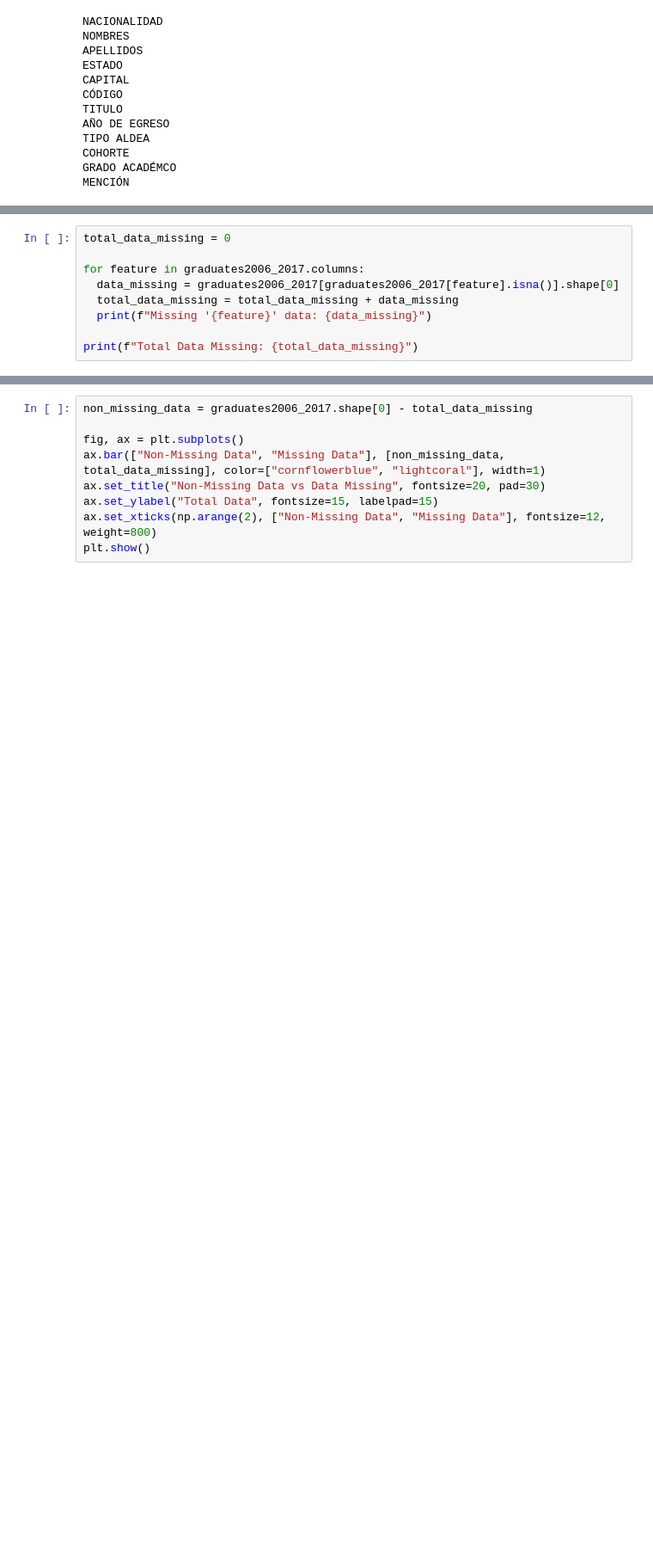
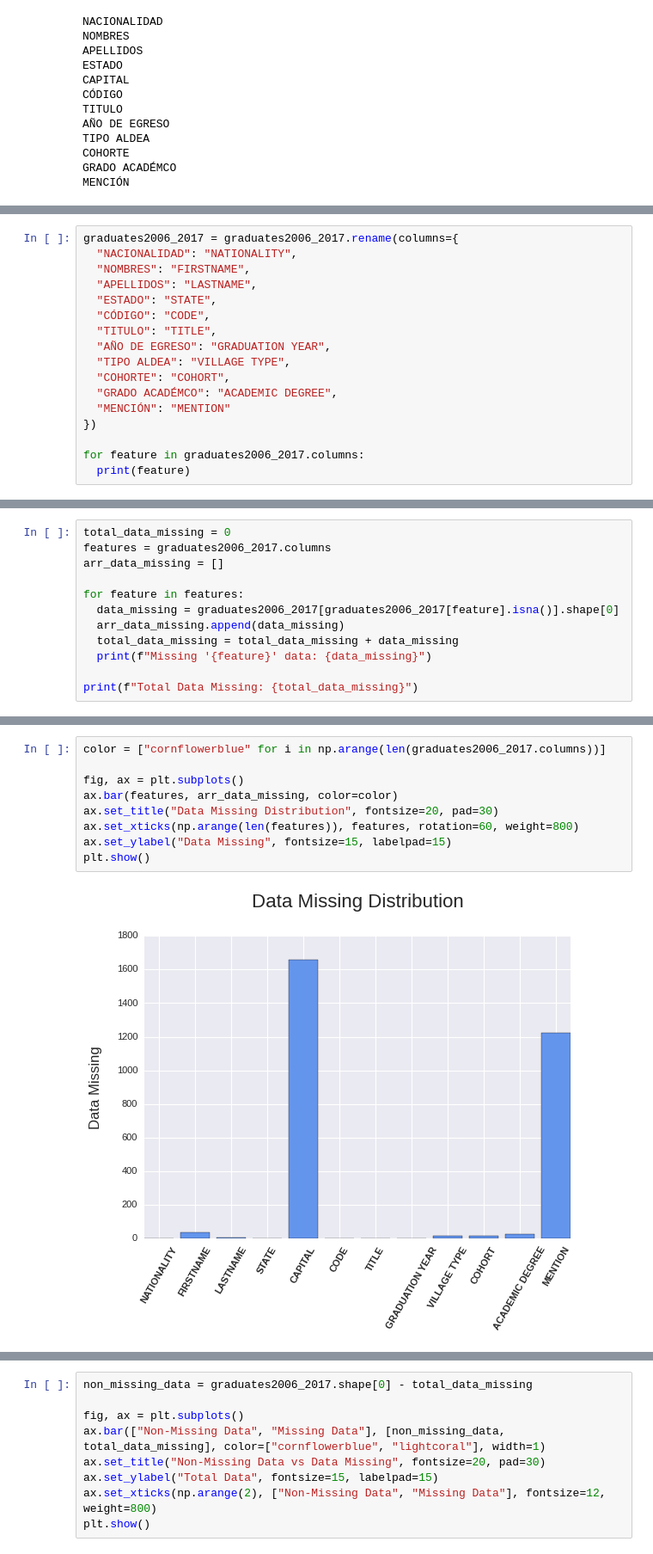
Before and after one commit to gregoryvicent/graduates-UBV-2006-2017, a Jupyter notebook: notebooks/graduatesUBV2006_2017.ipynb, the cells around one changed output, grey strips where cells are left out. Shown: that part at 86% size. Cells and saved outputs as stored; diff of their text form; blank space fills up the shorter version.

Commit message:
Progress in data analysis

```diff
--- a/notebooks/graduatesUBV2006_2017.ipynb
+++ b/notebooks/graduatesUBV2006_2017.ipynb
@@ -126,0 +127,17 @@ One more observation that is worth noting is that since the language of these da
+# %%
+graduates2006_2017 = graduates2006_2017.rename(columns={
+  "NACIONALIDAD": "NATIONALITY",
+  "NOMBRES": "FIRSTNAME",
+  "APELLIDOS": "LASTNAME",
+  "ESTADO": "STATE",
+  "CÓDIGO": "CODE",
+  "TITULO": "TITLE",
+  "AÑO DE EGRESO": "GRADUATION YEAR",
+  "TIPO ALDEA": "VILLAGE TYPE",
+  "COHORTE": "COHORT",
+  "GRADO ACADÉMCO": "ACADEMIC DEGREE",
+  "MENCIÓN": "MENTION"
+})
+
+for feature in graduates2006_2017.columns:
+  print(feature)
@@ -154,8 +188,11 @@ Now we can see some interesting aspects of the Features of our DataFrame:
 # %%
 total_data_missing = 0
+features = graduates2006_2017.columns
+arr_data_missing = []
 
-for feature in graduates2006_2017.columns:
+for feature in features:
   data_missing = graduates2006_2017[graduates2006_2017[feature].isna()].shape[0]
+  arr_data_missing.append(data_missing)
   total_data_missing = total_data_missing + data_missing
   print(f"Missing '{feature}' data: {data_missing}")
 
@@ -176,4 +213,15 @@ Missing 'MENCIÓN' data: 1224
 Total Data Missing: 2986
+# %%
+color = ["cornflowerblue" for i in np.arange(len(graduates2006_2017.columns))]
+
+fig, ax = plt.subplots()
+ax.bar(features, arr_data_missing, color=color)
+ax.set_title("Data Missing Distribution", fontsize=20, pad=30)
+ax.set_xticks(np.arange(len(features)), features, rotation=60, weight=800)
+ax.set_ylabel("Data Missing", fontsize=15, labelpad=15)
+plt.show()
+# %% [output]
+[figure, added]
 # %% [markdown]
 To further clarify the image, we can count how many data we are missing for each Feature, add all these and have an estimate of the missing data compared to the data we have to determine the impact of these missing data on our DataFrame.
 
```
Also changed, not shown: parts of 14 cells of this notebook.
